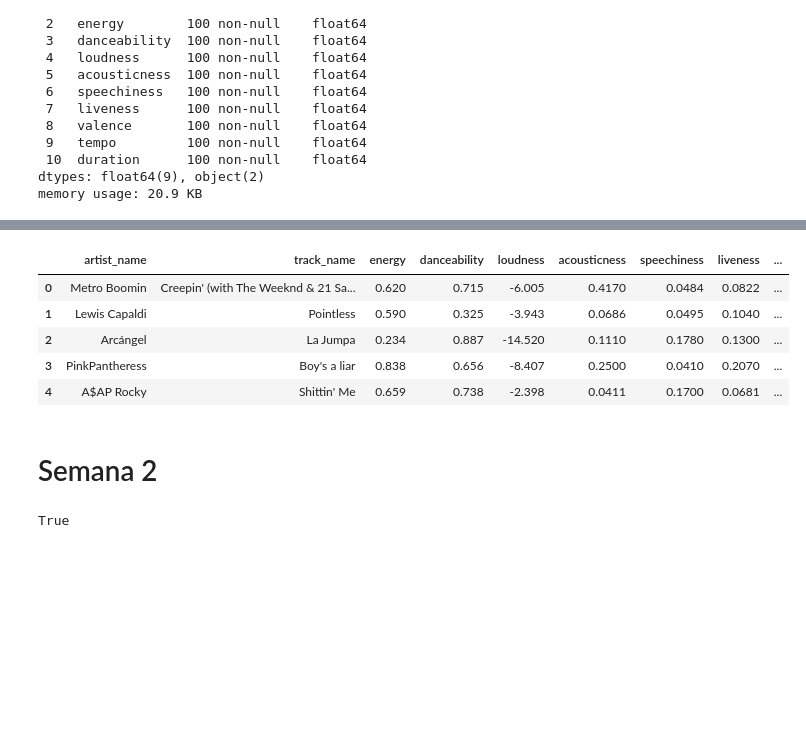
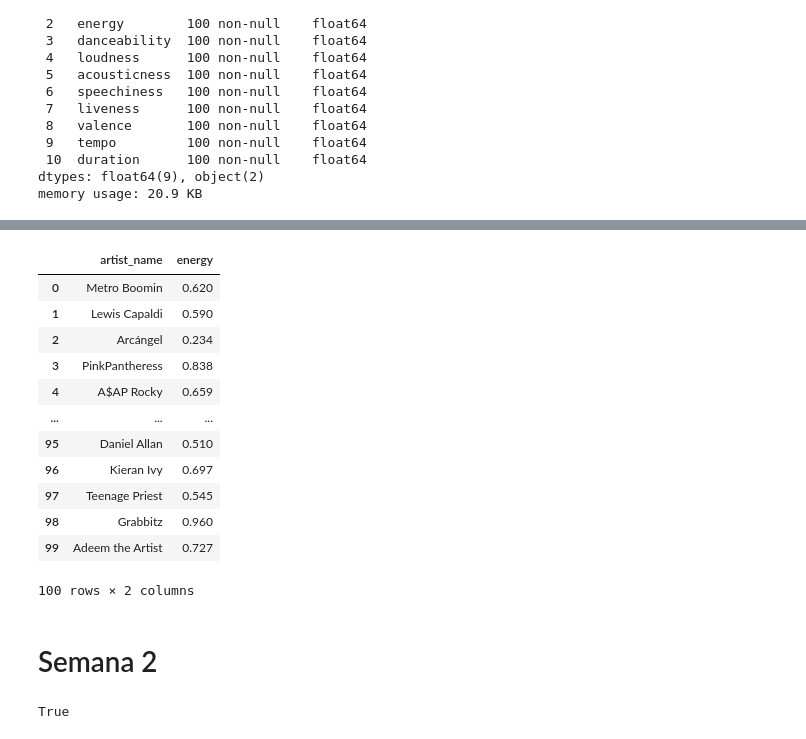
Before and after one commit to fjgarciaes/Proyecto-Final-Spotify, a Jupyter notebook: Spotify data proyecto final unpopular random with singers EL BUENO DEL TODO.ipynb, the cells around one changed output, grey strips where cells are left out. Drawn from its saved outputs; the diff is of its cells as text; code cells hidden in the pictures; blank space fills up the shorter version.

```diff
--- a/Spotify data proyecto final unpopular random with singers EL BUENO DEL TODO.ipynb
+++ b/Spotify data proyecto final unpopular random with singers EL BUENO DEL TODO.ipynb
@@ -793,11 +806,16 @@ Name: artist_name, Length: 2684, dtype: int64
 # %%
-datos_spotipy_week_1.head()
+datos_spotipy_week_1[['artist_name','energy']]
 # %% [output]
-|  | artist_name | track_name | energy | danceability | loudness | acousticness | speechiness | liveness | ... |
-| 0 | Metro Boomin | Creepin' (with The Weeknd & 21 Sa... | 0.620 | 0.715 | -6.005 | 0.4170 | 0.0484 | 0.0822 | ... |
-| 1 | Lewis Capaldi | Pointless | 0.590 | 0.325 | -3.943 | 0.0686 | 0.0495 | 0.1040 | ... |
-| 2 | Arcángel | La Jumpa | 0.234 | 0.887 | -14.520 | 0.1110 | 0.1780 | 0.1300 | ... |
-| 3 | PinkPantheress | Boy's a liar | 0.838 | 0.656 | -8.407 | 0.2500 | 0.0410 | 0.2070 | ... |
-| 4 | A$AP Rocky | Shittin' Me | 0.659 | 0.738 | -2.398 | 0.0411 | 0.1700 | 0.0681 | ... |
+|  | artist_name | energy |
+| 0 | Metro Boomin | 0.620 |
+| 1 | Lewis Capaldi | 0.590 |
+| 2 | Arcángel | 0.234 |
+| 3 | PinkPantheress | 0.838 |
+| 4 | A$AP Rocky | 0.659 |
+| ... | ... | ... |
+| 95 | Daniel Allan | 0.510 |
+| 96 | Kieran Ivy | 0.697 |
+| 97 | Teenage Priest | 0.545 |
+| 98 | Grabbitz | 0.960 |
+| 99 | Adeem the Artist | 0.727 |
+100 rows × 2 columns
-# %% [markdown]
-# Semana 2
@@ -804,3 +826,5 @@ datos_spotipy_week_1.head()
+# %% [markdown]
+# Semana 2
 # %%
 datos_spotipy_week_2 = pd.read_csv('../Proyecto-FInal-Spotify/CSV_full/data_week_9DEC.csv')
 # %%
```
Also changed, not shown: parts of 84 cells of this notebook, 19 other files.
